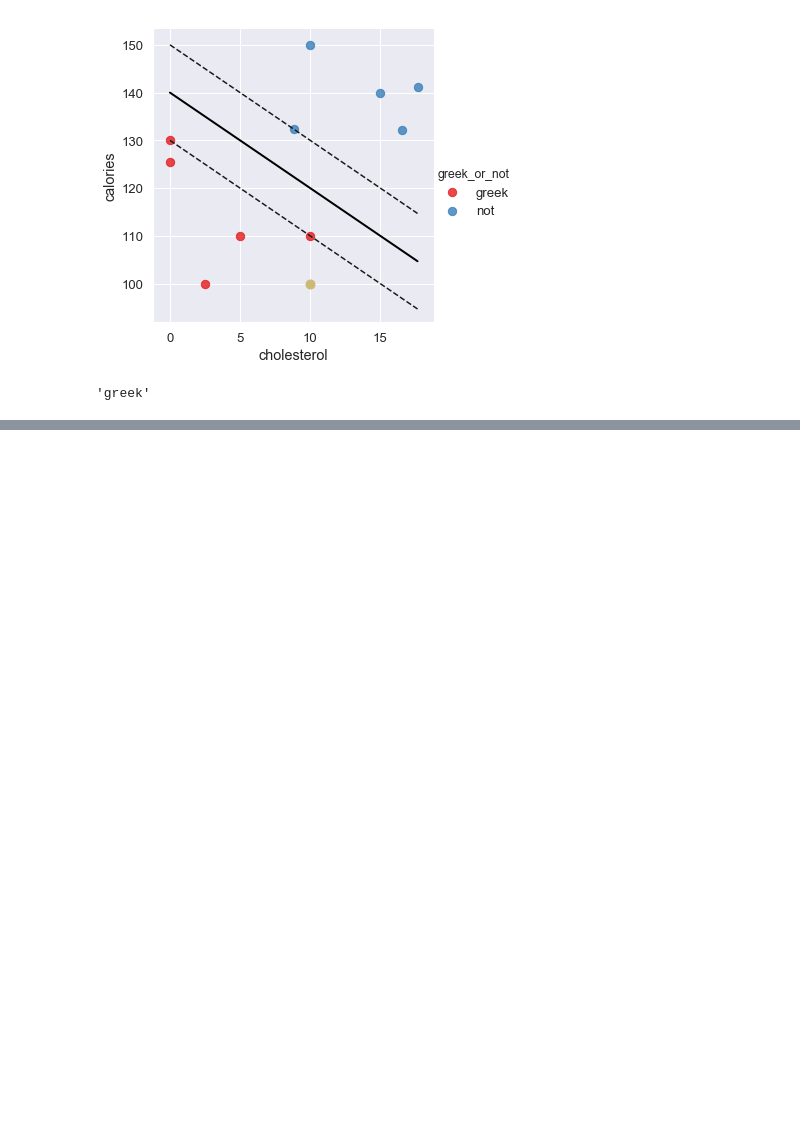
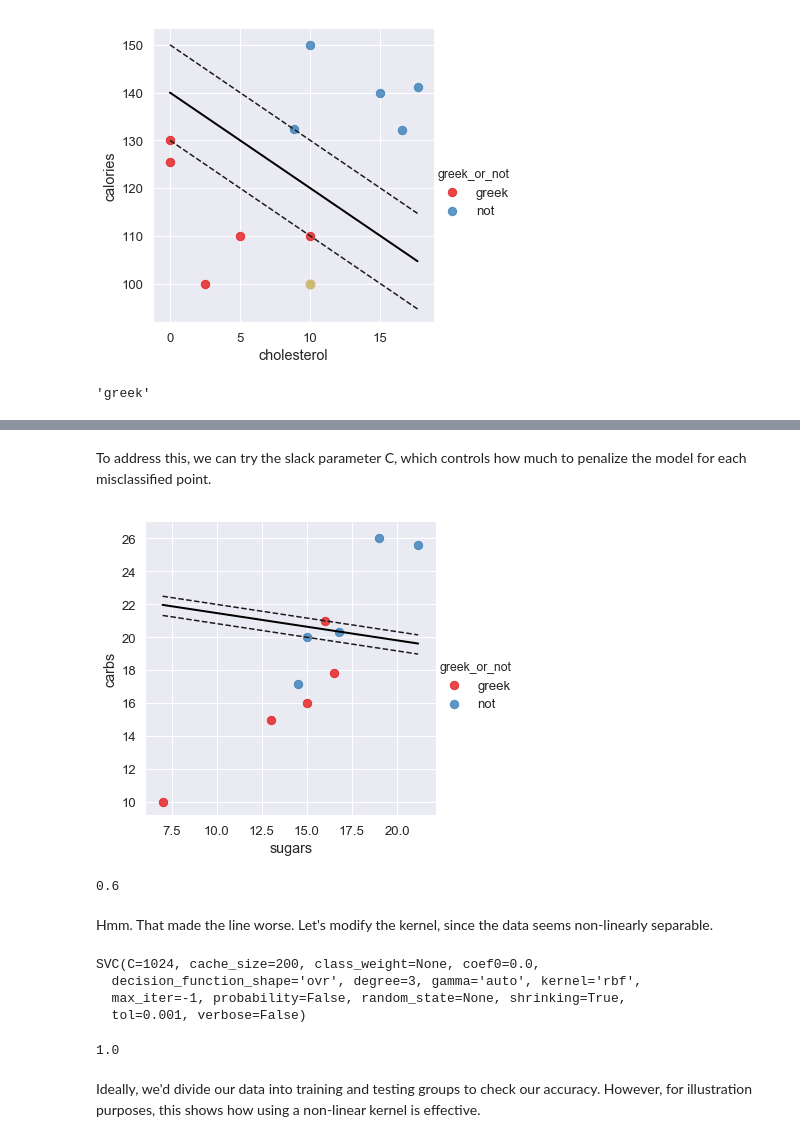
Before and after one commit to tjmachinelearning/yogurt-svm, a Jupyter notebook: greek_or_not.ipynb, the cells around one changed output, grey strips where cells are left out. Drawn from its saved outputs; the diff is of its cells as text; code cells hidden in the pictures; blank space fills up the shorter version.

```diff
--- a/greek_or_not.ipynb
+++ b/greek_or_not.ipynb
@@ -151,0 +202,60 @@ answer
+# %% [markdown]
+To address this, we can try the slack parameter C, which controls how much to penalize the model for each misclassified point.
+# %%
+#define input feats
+input_features = nutr_facts[[f1, f2]].values
+
+#fit SVM model
+model = svm.SVC(kernel='linear', C=2**-5) #slack parameter
+model.fit(input_features, classes)
+
+# Get the separating hyperplane
+w = model.coef_[0]
+a = -w[0] / w[1]
+#fit to min/max values on x-axis
+xx = np.linspace(np.amin(input_features[:,0]), np.amax(input_features[:,0]))
+yy = a * xx - (model.intercept_[0]) / w[1]
+
+# Plot the parallels to the separating hyperplane that pass through the support vectors
+b = model.support_vectors_[0]
+yy_down = a * xx + (b[1] - a * b[0])
+b = model.support_vectors_[-1]
+yy_up = a * xx + (b[1] - a * b[0])
+
+# Look at the margins and support vectors
+sns.lmplot(x=f1, y=f2, data=nutr_facts, hue='greek_or_not',
+           palette='Set1', fit_reg=False, scatter_kws={"s": 70});plt.plot(xx, yy, linewidth=2, color='black')
+plt.plot(xx, yy_down, 'k--')
+plt.plot(xx, yy_up, 'k--')
+plt.scatter(model.support_vectors_[:, 0], model.support_vectors_[:, 1],
+            s=80, facecolors='none');
+# %% [output]
+[figure, added]
+# %%
+prev_pred = model.predict(input_features)
+accuracy_score(classes, prev_pred)
+# %% [output]
+0.6
+# %% [markdown]
+Hmm. That made the line worse. Let's modify the kernel, since the data seems non-linearly separable.
+# %%
+#define input feats
+input_features = nutr_facts[[f1, f2]].values
+
+#fit SVM model
+model = svm.SVC(kernel='rbf', C=2**10, gamma='auto')
+model.fit(input_features, classes)
+# %% [output]
+SVC(C=1024, cache_size=200, class_weight=None, coef0=0.0,
+  decision_function_shape='ovr', degree=3, gamma='auto', kernel='rbf',
+  max_iter=-1, probability=False, random_state=None, shrinking=True,
+  tol=0.001, verbose=False)
+# %%
+prediction = model.predict(input_features)
+
+#can't visualize this one
+accuracy_score(classes, prediction)
+# %% [output]
+1.0
+# %% [markdown]
+Ideally, we'd divide our data into training and testing groups to check our accuracy. However, for illustration purposes, this shows how using a non-linear kernel is effective.
```
Also changed, not shown: parts of 11 cells of this notebook.
